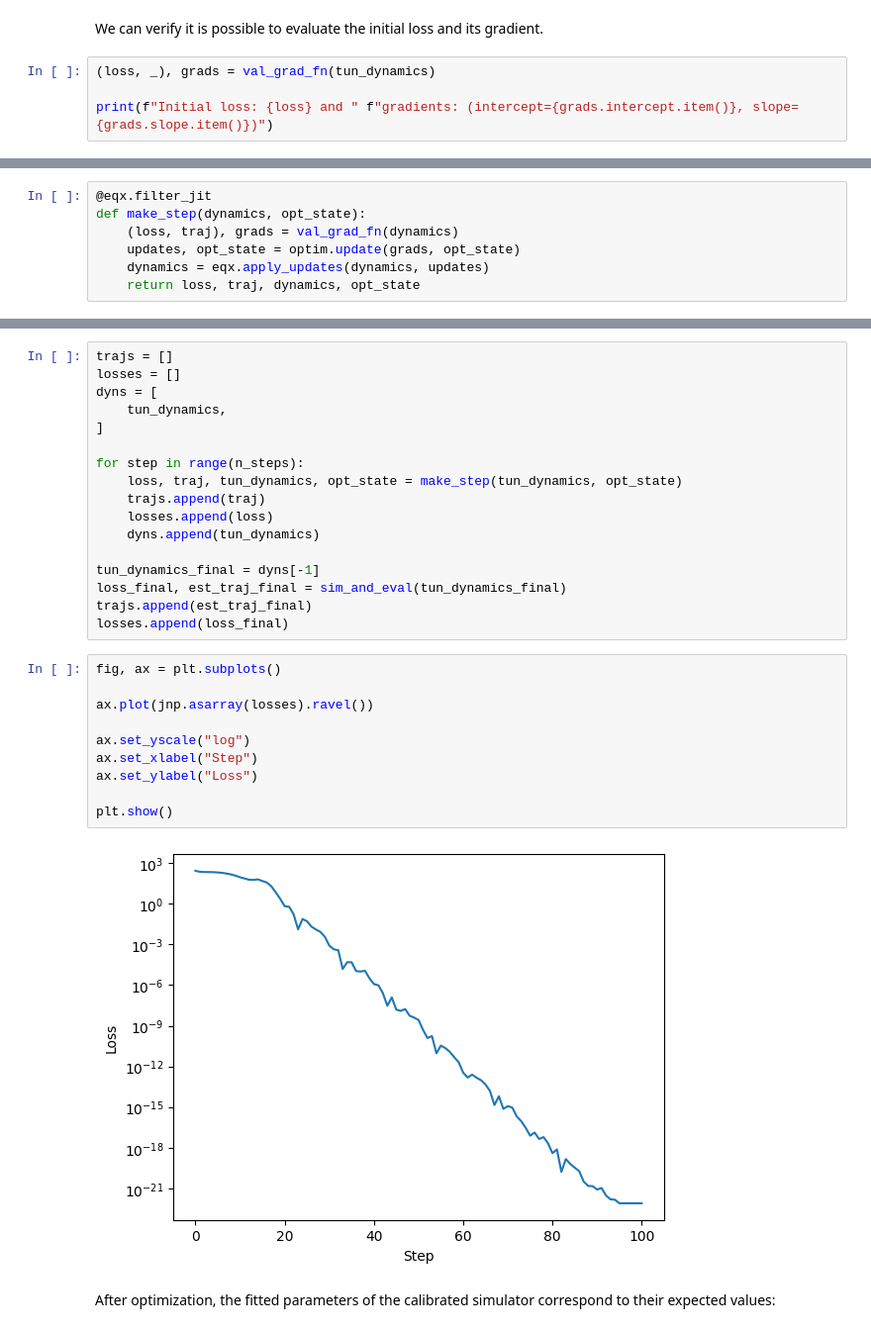
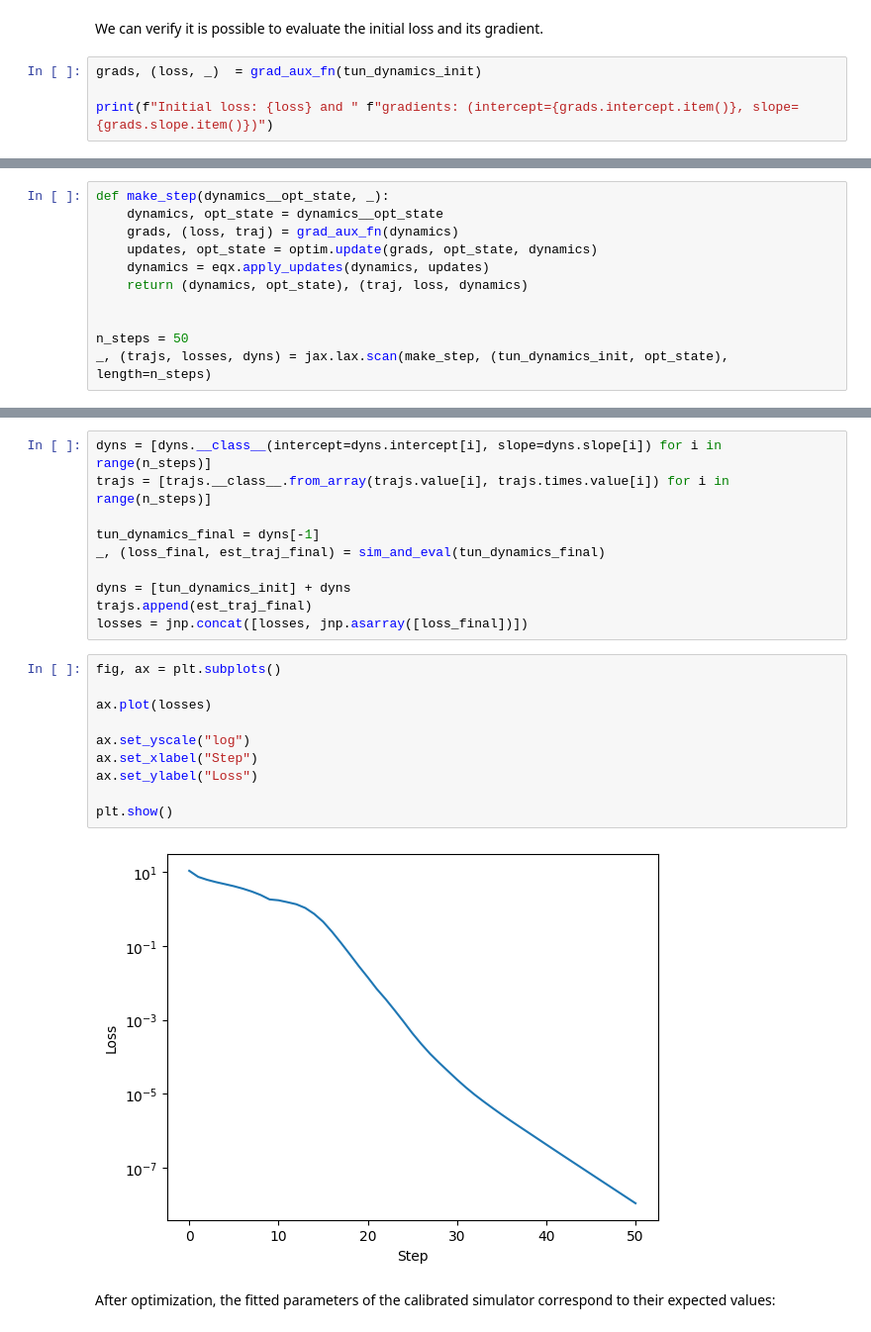
Before and after one commit to vadmbertr/pastax, a Jupyter notebook: docs/getting_started.ipynb, the cells around one changed output, grey strips where cells are left out. Shown at 99% size. Drawn from its saved outputs; the diff is of its cells as text.

```diff
--- a/docs/getting_started.ipynb
+++ b/docs/getting_started.ipynb
@@ -376,7 +376,7 @@ val_grad_fn = eqx.filter_value_and_grad(sim_and_eval, has_aux=True)
 # %% [markdown]
 We can verify it is possible to evaluate the initial loss and its gradient.
 # %%
-(loss, _), grads = val_grad_fn(tun_dynamics)
+grads, (loss, _)  = grad_aux_fn(tun_dynamics_init)
 
 print(f"Initial loss: {loss} and " f"gradients: (intercept={grads.intercept.item()}, slope={grads.slope.item()})")
 # %% [output]
@@ -399,7 +395,11 @@ Because we rely on [`Equinox`](https://docs.kidger.site/equinox/), it is also st
 # %%
-@eqx.filter_jit
-def make_step(dynamics, opt_state):
-    (loss, traj), grads = val_grad_fn(dynamics)
-    updates, opt_state = optim.update(grads, opt_state)
+def make_step(dynamics__opt_state, _):
+    dynamics, opt_state = dynamics__opt_state
+    grads, (loss, traj) = grad_aux_fn(dynamics)
+    updates, opt_state = optim.update(grads, opt_state, dynamics)
     dynamics = eqx.apply_updates(dynamics, updates)
-    return loss, traj, dynamics, opt_state
+    return (dynamics, opt_state), (traj, loss, dynamics)
+
+
+n_steps = 50
+_, (trajs, losses, dyns) = jax.lax.scan(make_step, (tun_dynamics_init, opt_state), length=n_steps)
@@ -411,32 +406,25 @@ Finally, we perform the optimization over 100 steps:
-# %%
-trajs = []
-losses = []
-dyns = [
-    tun_dynamics,
-]
-
-for step in range(n_steps):
-    loss, traj, tun_dynamics, opt_state = make_step(tun_dynamics, opt_state)
-    trajs.append(traj)
-    losses.append(loss)
-    dyns.append(tun_dynamics)
-
-tun_dynamics_final = dyns[-1]
-loss_final, est_traj_final = sim_and_eval(tun_dynamics_final)
-trajs.append(est_traj_final)
-losses.append(loss_final)
+# %%
+dyns = [dyns.__class__(intercept=dyns.intercept[i], slope=dyns.slope[i]) for i in range(n_steps)]
+trajs = [trajs.__class__.from_array(trajs.value[i], trajs.times.value[i]) for i in range(n_steps)]
+
+tun_dynamics_final = dyns[-1]
+_, (loss_final, est_traj_final) = sim_and_eval(tun_dynamics_final)
+
+dyns = [tun_dynamics_init] + dyns
+trajs.append(est_traj_final)
+losses = jnp.concat([losses, jnp.asarray([loss_final])])
 # %%
 fig, ax = plt.subplots()
 
-ax.plot(jnp.asarray(losses).ravel())
+ax.plot(losses)
 
 ax.set_yscale("log")
 ax.set_xlabel("Step")
 ax.set_ylabel("Loss")
 
 plt.show()
 # %% [output]
-[figure, old version]
+[figure, new version]
 # %% [markdown]
 After optimization, the fitted parameters of the calibrated simulator correspond to their expected values:
 # %%
```
Also changed, not shown: parts of 42 cells of this notebook, 1 other file.
